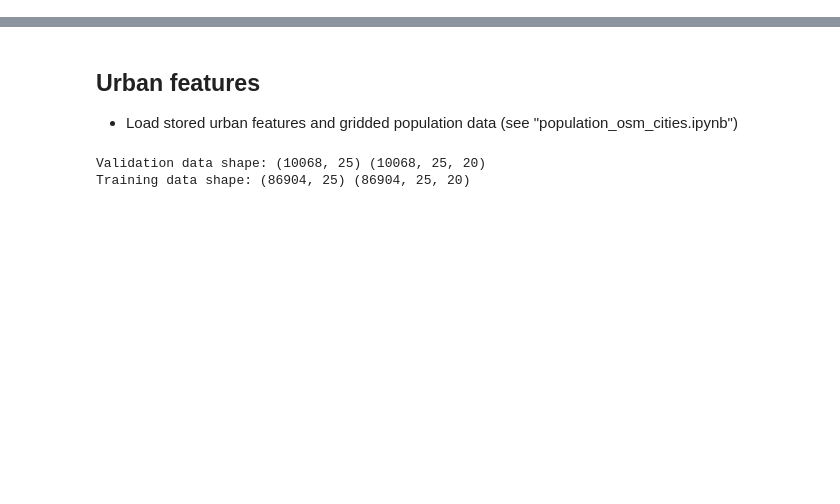
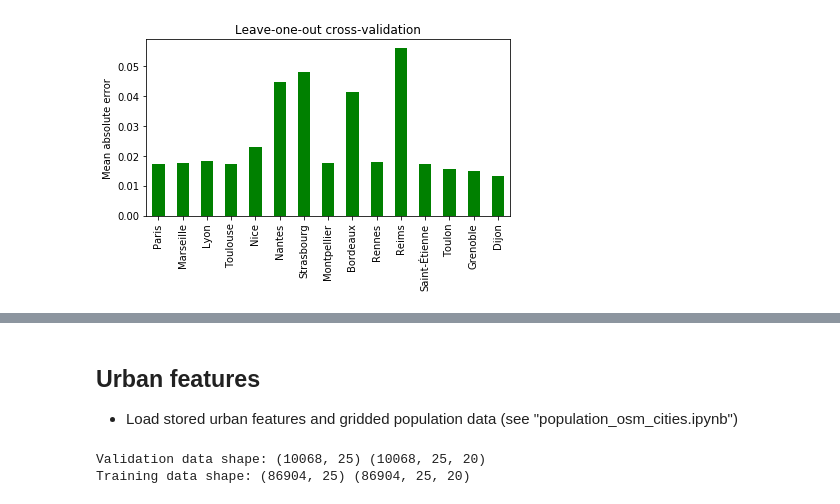
Before and after one commit to lgervasoni/urbansprawl, a Jupyter notebook: examples/population_downscaling_ml.ipynb, the cells around one changed output, grey strips where cells are left out. Cells and saved outputs as stored; diff of their text form; code cells hidden in the pictures; blank space fills up the shorter version.

```diff
--- a/examples/population_downscaling_ml.ipynb
+++ b/examples/population_downscaling_ml.ipynb
@@ -28,0 +25,20 @@ Using TensorFlow backend.
+# %%
+cities_french = [ "Paris", "Marseille", "Lyon", "Toulouse", "Nice", "Nantes", "Strasbourg", "Montpellier", "Bordeaux", "Rennes", "Reims", "Saint-Étienne", "Toulon", "Grenoble", "Dijon"]
+leave_one_out_mae = {}
+leave_one_out_rmse = {}
+
+for city_sel in cities_french:
+    print("************************")
+    print(city_sel)
+
+    # Validation data
+    Y_test, X_test, X_columns = get_Y_X_features_population_data(cities_selection=[city_sel])
+    # Training data
+    Y_train, X_train, X_columns = get_Y_X_features_population_data(cities_skip=[city_sel])
+
+    # Shape
+    print( "Validation length:", Y_test.shape[0], "Training length:", Y_train.shape[0] )
+
+    train_test_cnn(Y_test, X_test, Y_train, X_train, city_sel)
+
+    print("************************")
@@ -28,0 +122,8 @@ Using TensorFlow backend.
+# %%
+pd.Series(leave_one_out_mae).plot('bar', colormap="ocean")
+plt.ylabel("Mean absolute error")
+plt.title("Leave-one-out cross-validation")
+plt.tight_layout()
+plt.savefig("images/CNN_cross_validation_mae.png", dpi=600, pad_inches=0)
+# %% [output]
+[figure, added]
```
Also changed, not shown: parts of 23 cells of this notebook.
